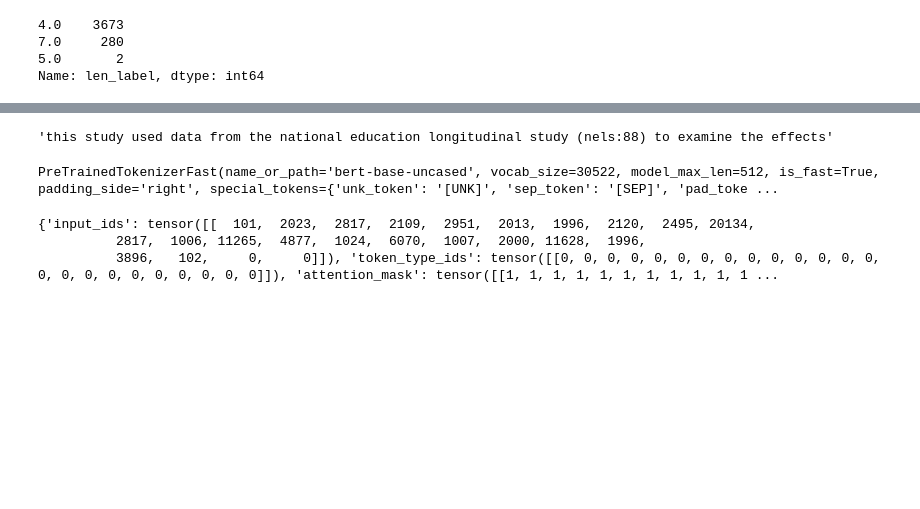
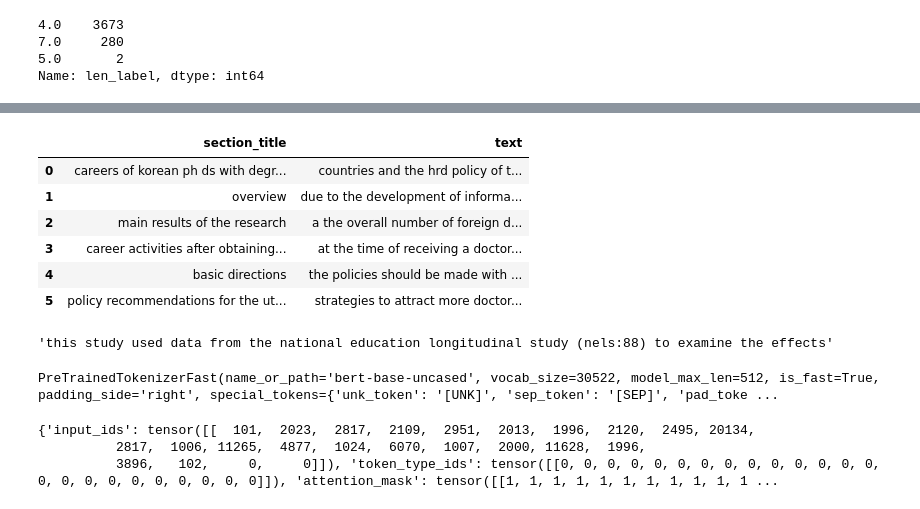
Before and after one commit to beifa/Coleridge_Initiative, a Jupyter notebook: notebook/preprocessing_data.ipynb, the cells around one changed output, grey strips where cells are left out. Drawn from its saved outputs; the diff is of its cells as text; code cells hidden in the pictures; blank space fills up the shorter version.

```diff
--- a/notebook/preprocessing_data.ipynb
+++ b/notebook/preprocessing_data.ipynb
@@ -519,3 +368,13 @@ df_head[df_head['len_label'] == 4]
+# %%
+pd.read_json('/content/1.json')
+# %% [output]
+|  | section_title | text |
+| 0 | careers of korean ph ds with degr... | countries and the hrd policy of t... |
+| 1 | overview | due to the development of informa... |
+| 2 | main results of the research | a the overall number of foreign d... |
+| 3 | career activities after obtaining... | at the time of receiving a doctor... |
+| 4 | basic directions | the policies should be made with ... |
+| 5 | policy recommendations for the ut... | strategies to attract more doctor... |
 # %%
 txt = df1.text.str.cat(sep = '\n').lower()
 txt[:100]
```
Also changed, not shown: parts of 62 cells of this notebook.
